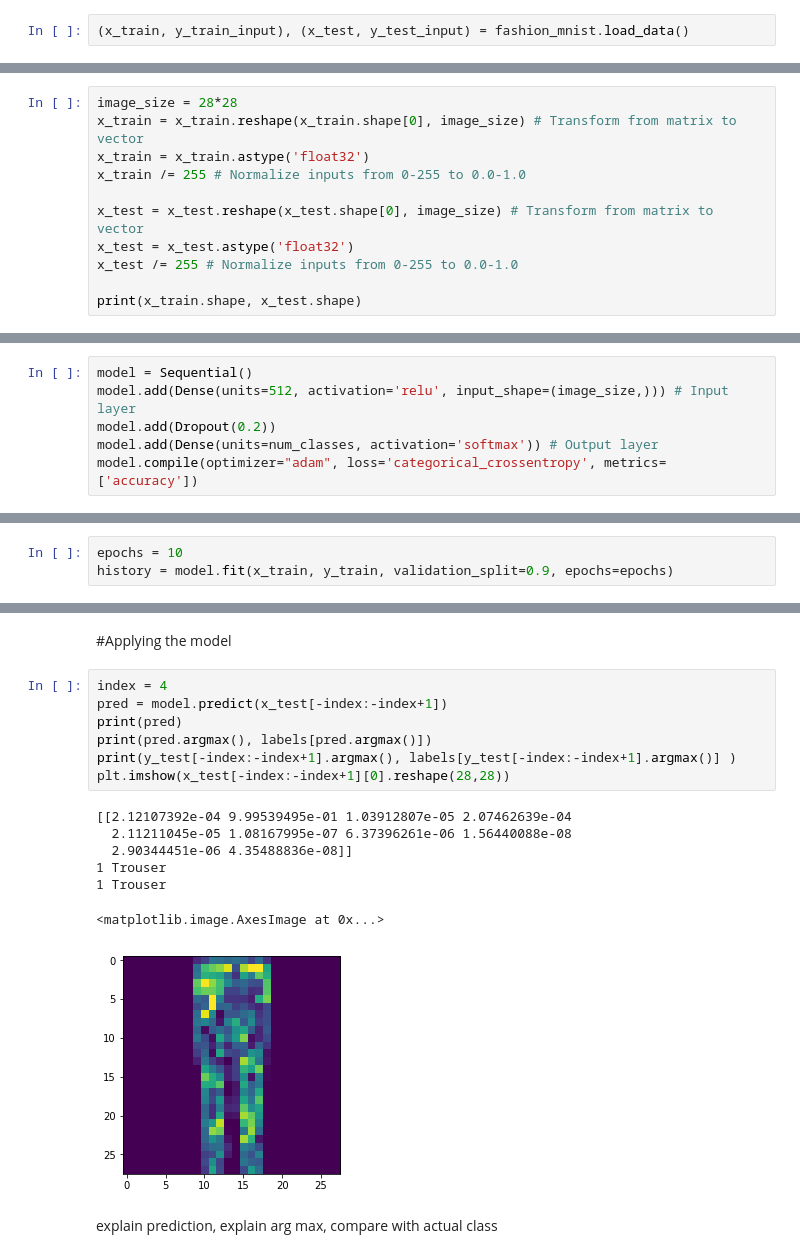
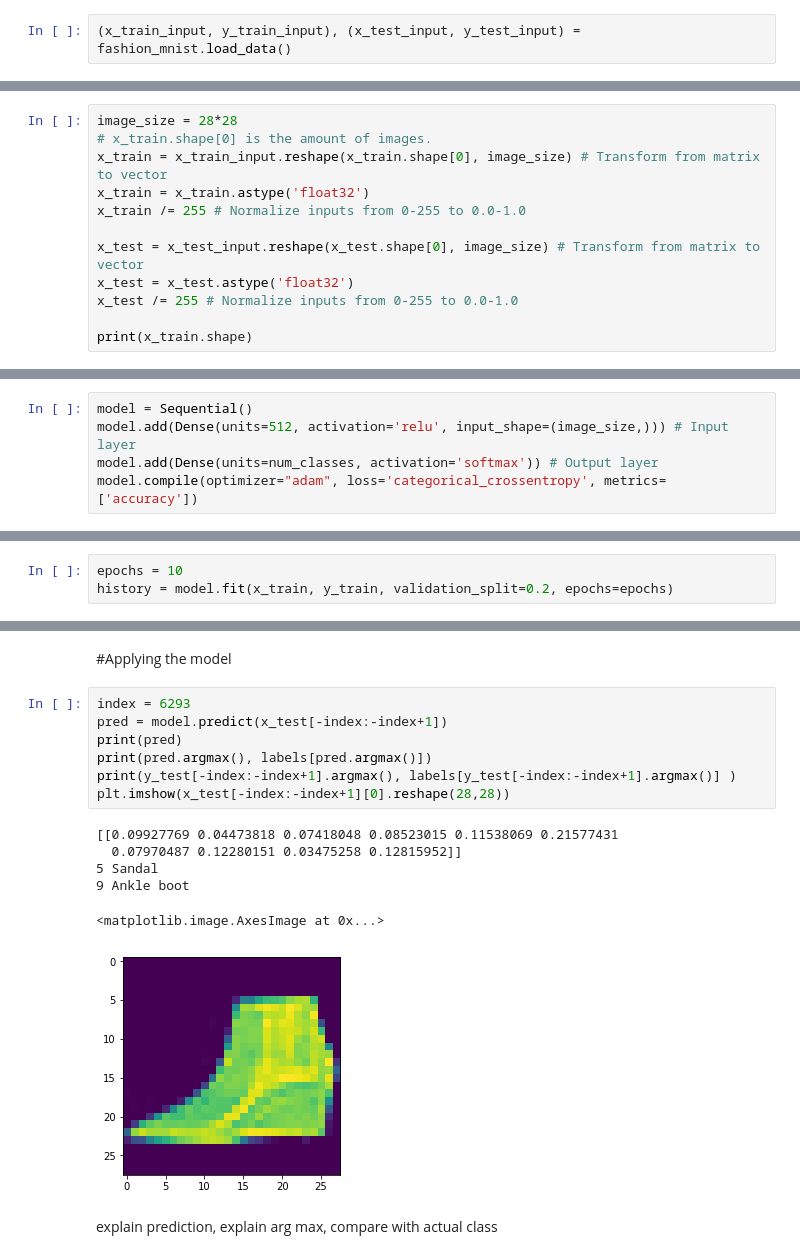
Before and after one commit to Barttje/summercourse-ml, a Jupyter notebook: neural_network_1.ipynb, the cells around one changed output, grey strips where cells are left out. Saved outputs shown, nothing was run; the diff lists cells and outputs as text.

```diff
--- a/neural_network_1.ipynb
+++ b/neural_network_1.ipynb
@@ -37,5 +40,5 @@ Pullover
 Create a mapper to translate the labels to actual readable names.
 # %%
-(x_train, y_train_input), (x_test, y_test_input) = fashion_mnist.load_data()
+(x_train_input, y_train_input), (x_test_input, y_test_input) = fashion_mnist.load_data()
 # %% [markdown]
 The load_data() function on the dataset can be used for the datasets that are included in Keras. The other datasets that can be loaded in the same way can be found on the [Keras website](https://keras.io/datasets/).
@@ -68,12 +71,13 @@ The y_train is (60000,)  is a array with 60.000 datapoints. Each datapoint repre
 # %%
 image_size = 28*28
-x_train = x_train.reshape(x_train.shape[0], image_size) # Transform from matrix to vector
+# x_train.shape[0] is the amount of images.
+x_train = x_train_input.reshape(x_train.shape[0], image_size) # Transform from matrix to vector
 x_train = x_train.astype('float32')
 x_train /= 255 # Normalize inputs from 0-255 to 0.0-1.0
 
-x_test = x_test.reshape(x_test.shape[0], image_size) # Transform from matrix to vector
+x_test = x_test_input.reshape(x_test.shape[0], image_size) # Transform from matrix to vector
 x_test = x_test.astype('float32')
 x_test /= 255 # Normalize inputs from 0-255 to 0.0-1.0
 
-print(x_train.shape, x_test.shape)
+print(x_train.shape)
 # %% [output]
@@ -100,7 +104,6 @@ print(y_train_input[index_y])
 # %%
 model = Sequential()
 model.add(Dense(units=512, activation='relu', input_shape=(image_size,))) # Input layer
-model.add(Dropout(0.2))
 model.add(Dense(units=num_classes, activation='softmax')) # Output layer
 model.compile(optimizer="adam", loss='categorical_crossentropy', metrics=['accuracy'])
 # %% [markdown]
@@ -108,4 +114,4 @@ Explain layers in the model
 # %%
 epochs = 10
-history = model.fit(x_train, y_train, validation_split=0.9, epochs=epochs)
+history = model.fit(x_train, y_train, validation_split=0.2, epochs=epochs)
 # %% [output]
@@ -139,20 +145,19 @@ explain loss and accuracy
 # %% [markdown]
 #Applying the model
 # %%
-index = 4
+index = 6293
 pred = model.predict(x_test[-index:-index+1])
 print(pred)
 print(pred.argmax(), labels[pred.argmax()])
 print(y_test[-index:-index+1].argmax(), labels[y_test[-index:-index+1].argmax()] )
 plt.imshow(x_test[-index:-index+1][0].reshape(28,28))
 # %% [output]
-[[2.12107392e-04 9.99539495e-01 1.03912807e-05 2.07462639e-04
-  2.11211045e-05 1.08167995e-07 6.37396261e-06 1.56440088e-08
-  2.90344451e-06 4.35488836e-08]]
-1 Trouser
-1 Trouser
+[[0.09927769 0.04473818 0.07418048 0.08523015 0.11538069 0.21577431
+  0.07970487 0.12280151 0.03475258 0.12815952]]
+5 Sandal
+9 Ankle boot
 <matplotlib.image.AxesImage at 0x...>
-[figure, old version]
+[figure, new version]
 # %% [markdown]
 explain prediction, explain arg max, compare with actual class
 # %%
```
Also changed, not shown: parts of 12 cells of this notebook.
